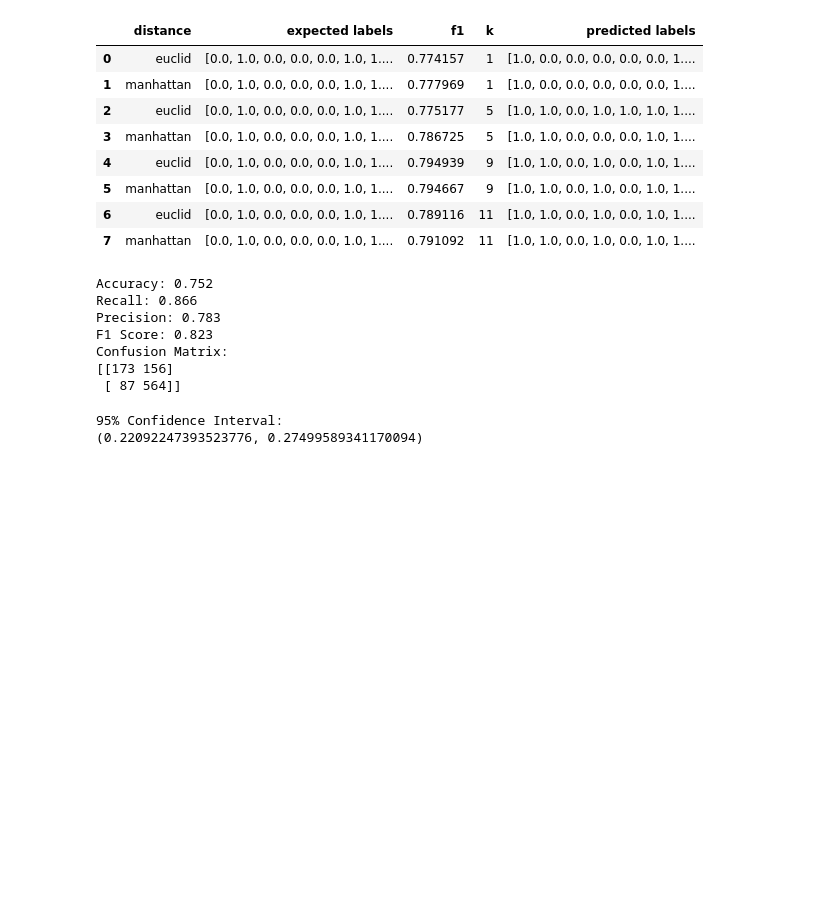
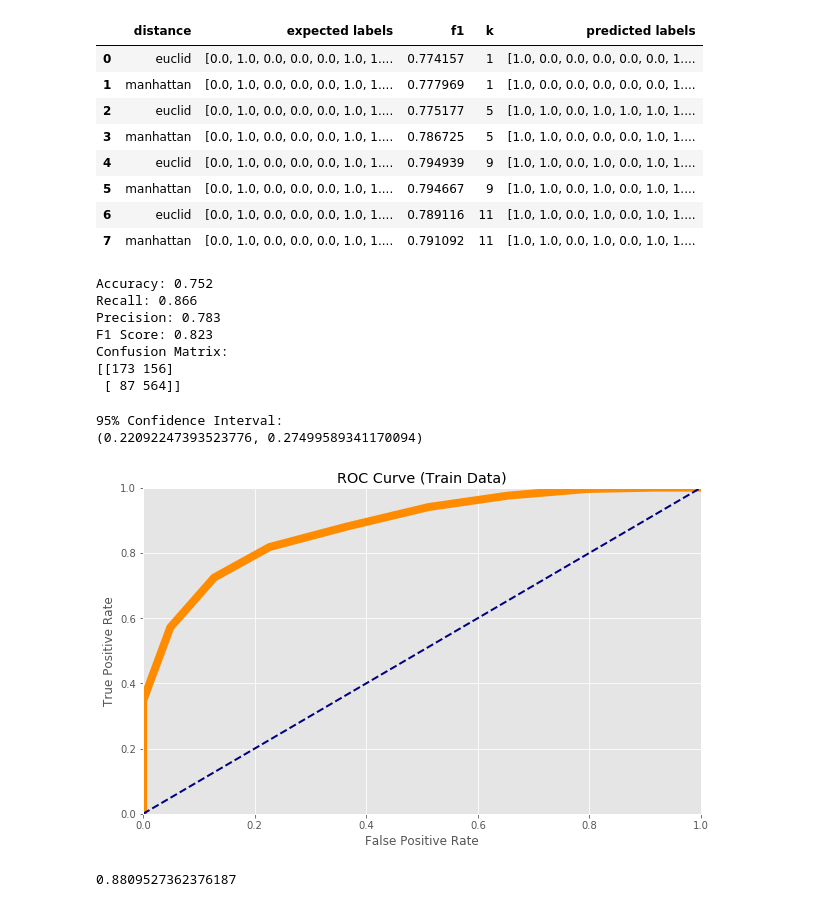
Before and after one commit to hhruby/478, a Jupyter notebook: wilmes_luke_hruby_harrison_assignment1.ipynb, the cells around one changed output. Cells and saved outputs as stored; diff of their text form; code cells hidden in the pictures; blank space fills up the shorter version.

```diff
--- a/wilmes_luke_hruby_harrison_assignment1.ipynb
+++ b/wilmes_luke_hruby_harrison_assignment1.ipynb
@@ -548,3 +560,19 @@ print(conf_int)
 # %% [output]
 95% Confidence Interval:
 (0.22092247393523776, 0.27499589341170094)
+# %%
+y_scores = get_y_scores(knn_cv, scaled_X_train, y_train)
+# %%
+tpr, fpr = roc(y_train, y_scores)
+# %%
+import matplotlib.pyplot as plt
+plt.style.use('ggplot')
+
+fig = plt.figure(figsize=(10, 6))
+plot_roc_curve(fpr, tpr)
+# %% [output]
+[figure, added]
+# %%
+auc_score(y_train, y_scores)
+# %% [output]
+0.8809527362376187
```
Also changed, not shown: parts of 14 cells of this notebook.
